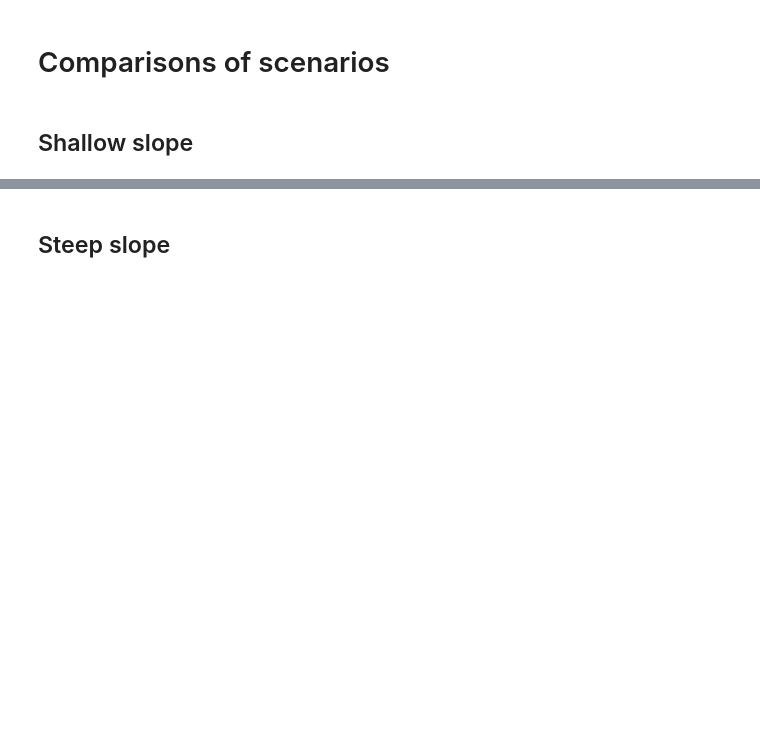
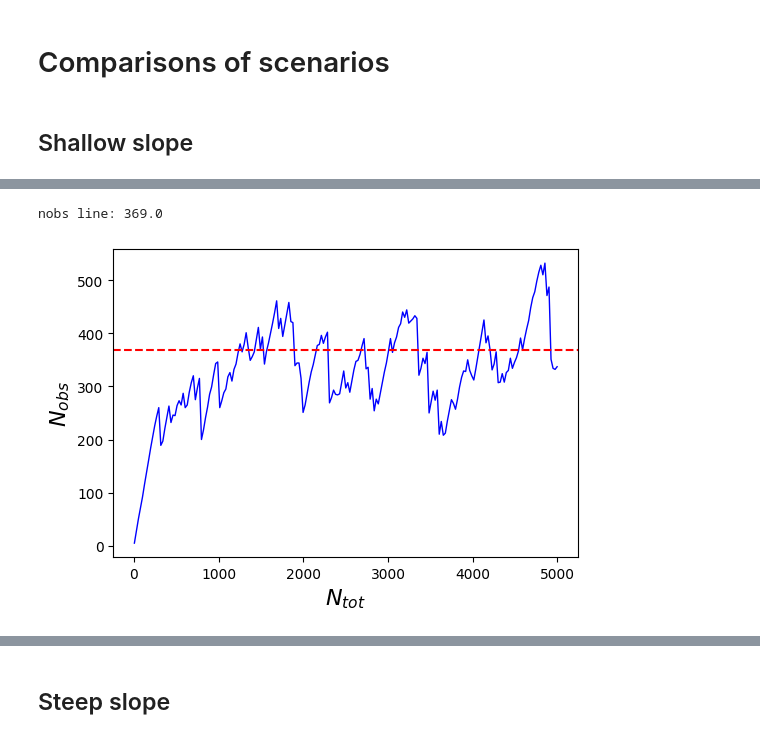
Before and after one commit to seanmason/saturation, a Jupyter notebook: notebooks/thesis/Chapter4/SingleSimulationPlots.ipynb, the cells around one changed output, grey strips where cells are left out. Cells and saved outputs as stored; diff of their text form; code cells hidden in the pictures; blank space fills up the shorter version.

```diff
--- a/notebooks/thesis/Chapter4/SingleSimulationPlots.ipynb
+++ b/notebooks/thesis/Chapter4/SingleSimulationPlots.ipynb
@@ -108,7 +152,7 @@ df = data.where(
 )
 df = df.where(F.col("ntot") % (df.count() // n_samples) == 5).orderBy("ntot").toPandas()
 
-fig = plt.figure(figsize=(6, 4))
+fig = plt.figure(figsize=(6, 4), dpi=dpi)
 ax1 = fig.add_subplot(111)
 
 nobs_line = df[-(df.shape[0] // 5):].nobs.median()
@@ -128,3 +172,4 @@ ax1.set_xlabel("$N_{tot}$", fontsize=font_size)
 
 plt.show()
 fig.savefig(f"figures/{scenario_name}_ntot_nobs_beginning.png", bbox_inches="tight")
+# %% [output]
@@ -131,3 +193,5 @@ fig.savefig(f"figures/{scenario_name}_ntot_nobs_beginning.png", bbox_inches="tig
+nobs line: 369.0
+[figure, added]
 # %%
 lifetimes = get_lifetimes_for_simulation(
     simulation_id=selected_simulation_id,
```
Also changed, not shown: parts of 34 cells of this notebook, 2 other files.
